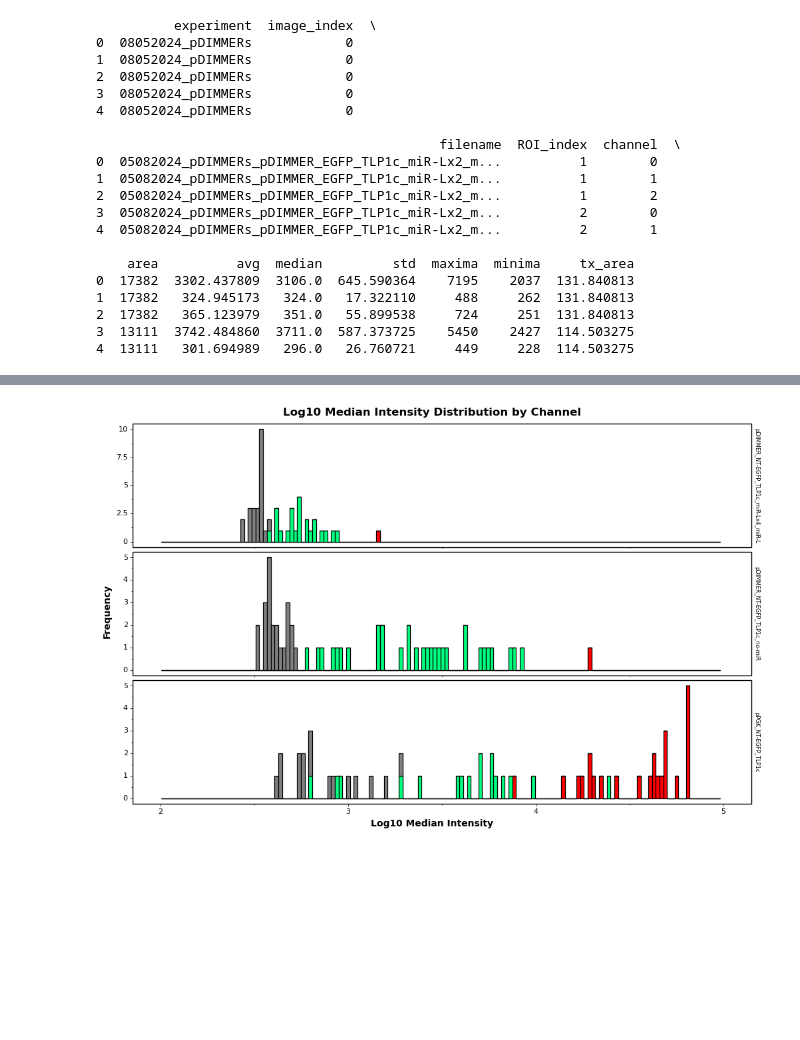
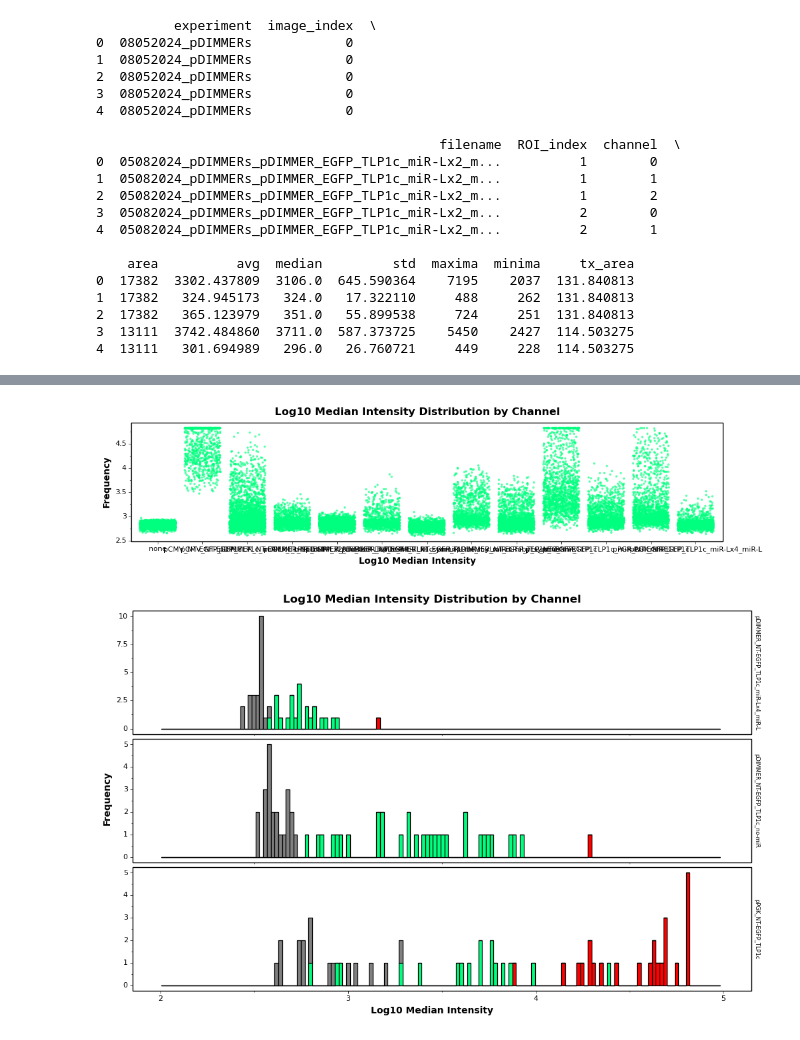
Before and after one commit to timotheelionnet/python_image-analysis, a Jupyter notebook: notebooks/img-explorer.ipynb, the cells around one changed output, grey strips where cells are left out. Saved outputs shown, nothing was run; the diff lists cells and outputs as text; code cells hidden in the pictures; blank space fills up the shorter version.

```diff
--- a/notebooks/img-explorer.ipynb
+++ b/notebooks/img-explorer.ipynb
@@ -1034,3 +1063,52 @@ print(plot)
+# %%
+# Plot the same data as above but as boxplots and scatterplots
+# Assign colors to each channel
+channel_colors = {0: 'blue', 1: 'springgreen', 2: 'magenta'}
+
+# Define some list of values to filter by
+my_plasmids = ['pDIMMER_NT-EGFP_TLP1c_no-miR', 'pDIMMER_NT-EGFP_TLP1c_miR-Lx4_synmiR',
+               'pDIMMER_NT-EGFP_TLP1c_miR-Lx4_miR-L', 'pDIMMER_NT-EGFP_TLP1c_miR-Lx2_miR-L',
+               'pPGK_NT-EGFP_TLP1c', 'pDIMMER_NT-EGFP_TLP1c_mirLx4_mRuby_miR-L',
+               'pDIMMER_NT-EGFP_TLP1c_mirLx4_mRuby_synmiR', 'none']
+aug_experiments = ['08052024_pDIMMERs', '08122024_pDIMMERs']
+oct_experiments = ['10032024_pDIMMERs', '10072024_pDIMMERs']
+
+# Subset the data to plot
+my_data = combined_df[(combined_df['channel'].isin([1])) &
+                        #(combined_df['plasmid'].isin(my_plasmids)) &
+                        (combined_df['experiment'].isin(oct_experiments))]
+
+# Define plot using plotnine
+plot = (
+    p9.ggplot(data = my_data) +
+    p9.aes(x = 'plasmid', y = 'log10_median', color = 'factor(channel)') +  # factor() to treat channel as categorical
+    p9.geom_jitter(size = 0.5, alpha = 0.5) +
+    #p9.facet_grid('promoter + miRNA + target_sites ~ ', scales = 'free_y') +  # Create separate plots for each channel
+    p9.scale_color_manual(values = channel_colors) +
+    p9.labs(title = 'Log10 Median Intensity Distribution by Channel',
+            x = 'Log10 Median Intensity',
+            y = 'Frequency') +
+    p9.theme_bw() +
+    p9.theme(figure_size = (12, 12), # Adjust figure size
+             aspect_ratio = 1/5,
+             subplots_adjust = {'wspace': 0.20},  # Adjust space between plots
+             legend_position = 'none',  # Hide legend if desired
+             panel_grid = p9.element_blank(),
+             strip_background = p9.element_blank(),
+             panel_border = p9.element_rect(color = 'black', linewidth = 1),
+             axis_ticks = p9.element_line(color = 'black', linewidth = 0.5),
+             plot_title = p9.element_text(size = 12, color = 'black', face = 'bold'),
+             axis_text = p9.element_text(size = 8, color = 'black'),
+             axis_title = p9.element_text(size = 10, color = 'black', face = 'bold'),
+             legend_text = p9.element_text(size = 8, color = 'black'),
+             legend_title = p9.element_text(size = 10, color = 'black', face = 'bold'),
+             strip_text = p9.element_text(size = 6, color = 'black'))
+)
+
+# Print the plot
+print(plot)
+# %% [output]
+[figure, added]
 # %%
 # Read a small CSV with some reference measurements (manual)
 # for negative cells, cells with spots and too bright cells
```
Also changed, not shown: parts of 17 cells of this notebook, 1 other file.
